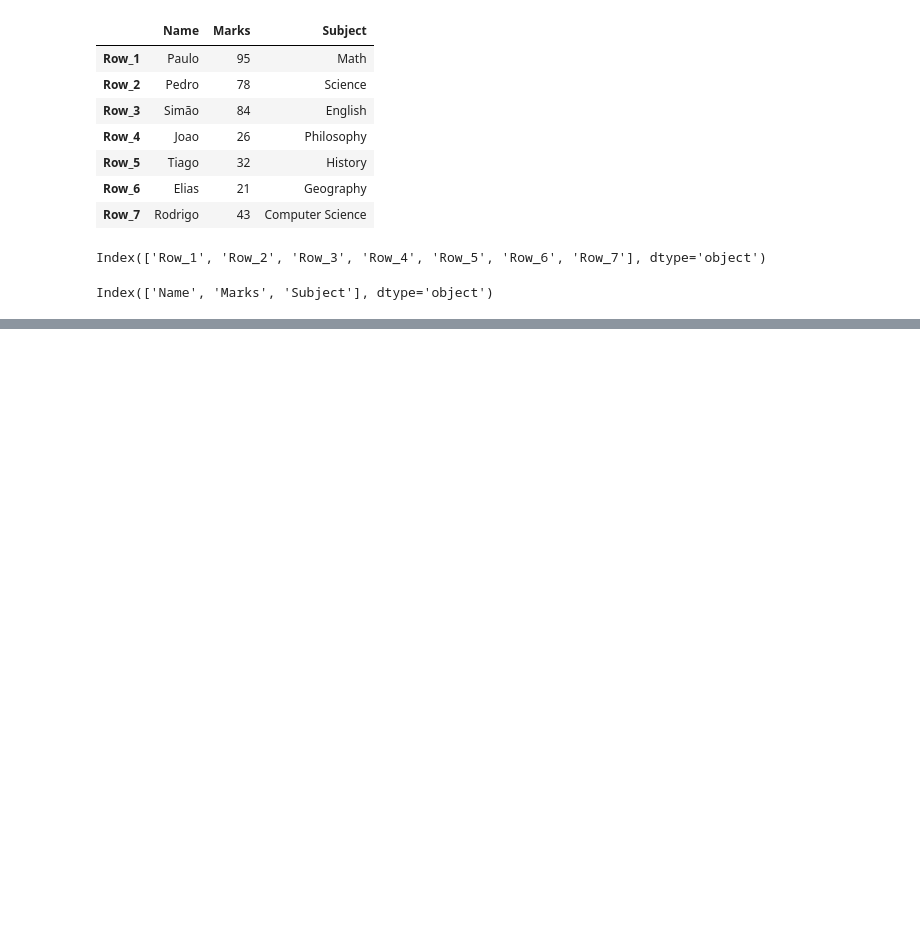
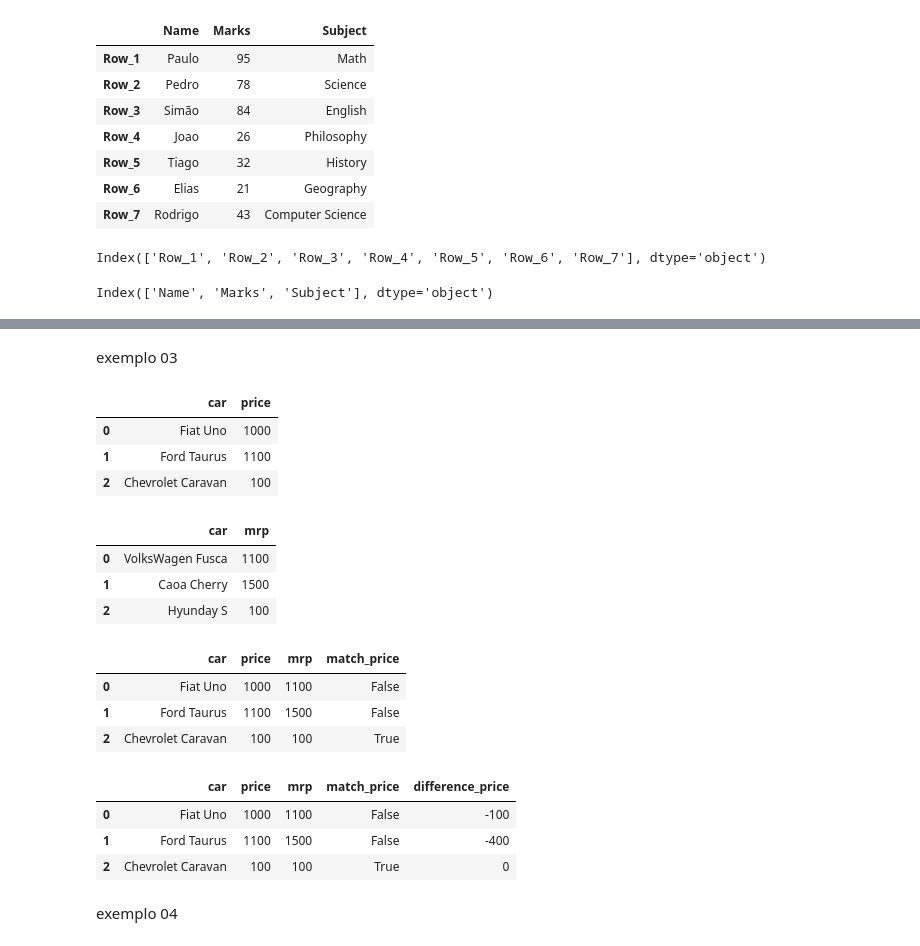
Before and after one commit to rodrigoluciano/r-d_ciencia_e_analise_de_dados, a Jupyter notebook: DataScience.ipynb, the cells around one changed output, grey strips where cells are left out. Saved outputs shown, nothing was run; the diff lists cells and outputs as text; code cells hidden in the pictures; blank space fills up the shorter version.

```diff
--- a/DataScience.ipynb
+++ b/DataScience.ipynb
@@ -53,0 +111,43 @@ Index(['Name', 'Marks', 'Subject'], dtype='object')
+# %%
+car_dict_new = {'car': ['VolksWagen Fusca','Caoa Cherry','Hyunday S' ],
+       'mrp': [1100,1500,100]}
+df_car_dict_new = pd.DataFrame(car_dict_new)
+# %% [markdown]
+exemplo 03
+# %%
+df_car_dict
+# %% [output]
+|  | car | price |
+| 0 | Fiat Uno | 1000 |
+| 1 | Ford Taurus | 1100 |
+| 2 | Chevrolet Caravan | 100 |
+# %%
+df_car_dict_new
+# %% [output]
+|  | car | mrp |
+| 0 | VolksWagen Fusca | 1100 |
+| 1 | Caoa Cherry | 1500 |
+| 2 | Hyunday S | 100 |
+# %%
+df_car_dict['mrp'] = df_car_dict_new['mrp']
+# %%
+df_car_dict['match_price'] = np.where(df_car_dict['price'] == df_car_dict['mrp'],'True','False')
+# %%
+df_car_dict
+# %% [output]
+|  | car | price | mrp | match_price |
+| 0 | Fiat Uno | 1000 | 1100 | False |
+| 1 | Ford Taurus | 1100 | 1500 | False |
+| 2 | Chevrolet Caravan | 100 | 100 | True |
+# %%
+df_car_dict['difference_price'] = np.where(car_dict['price'] == car_dict_new['mrp'],0,
+                                           df_car_dict['price'] - df_car_dict_new['mrp'])
+# %%
+df_car_dict
+# %% [output]
+|  | car | price | mrp | match_price | difference_price |
+| 0 | Fiat Uno | 1000 | 1100 | False | -100 |
+| 1 | Ford Taurus | 1100 | 1500 | False | -400 |
+| 2 | Chevrolet Caravan | 100 | 100 | True | 0 |
+# %% [markdown]
+exemplo 04
```
Also changed, not shown: parts of 25 cells of this notebook.
